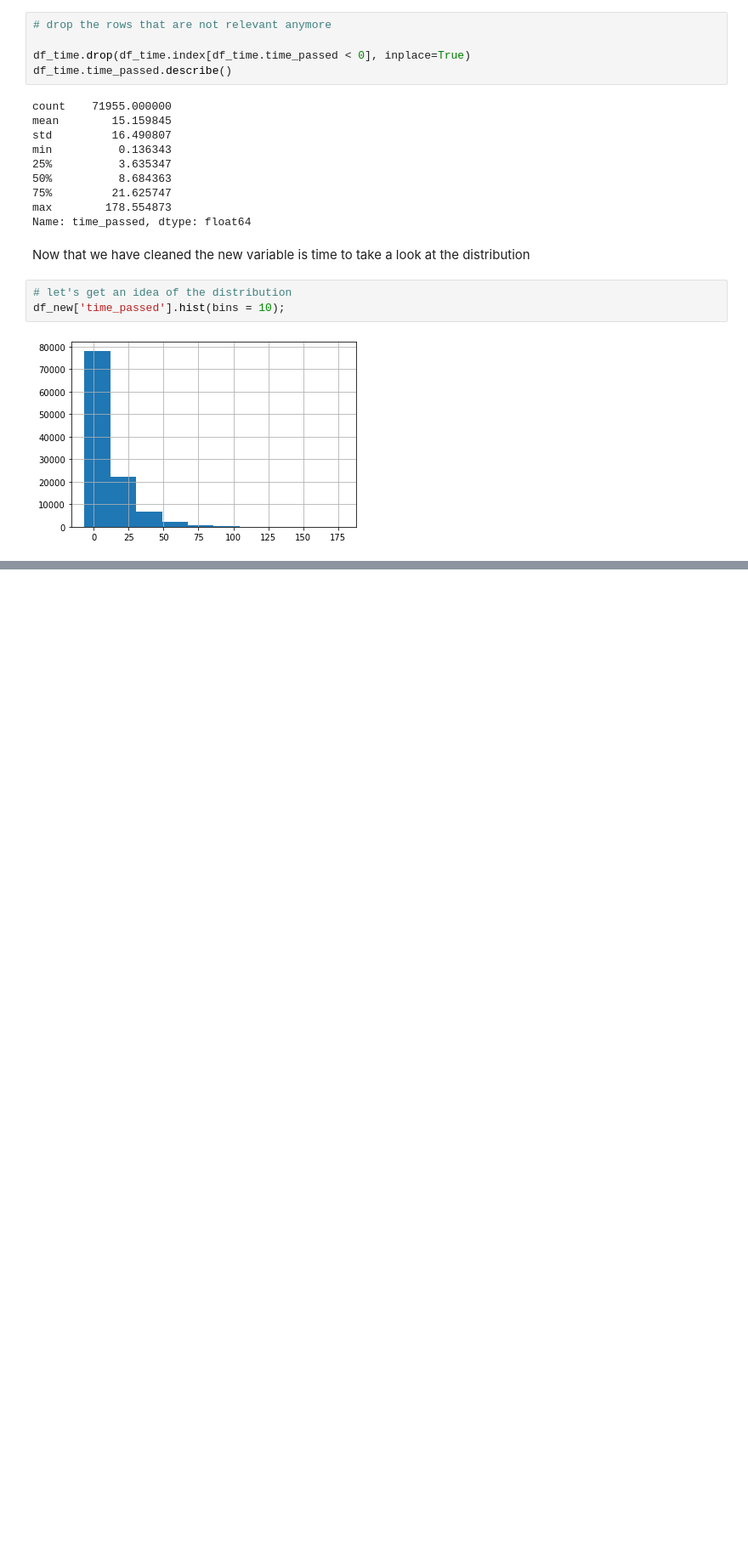
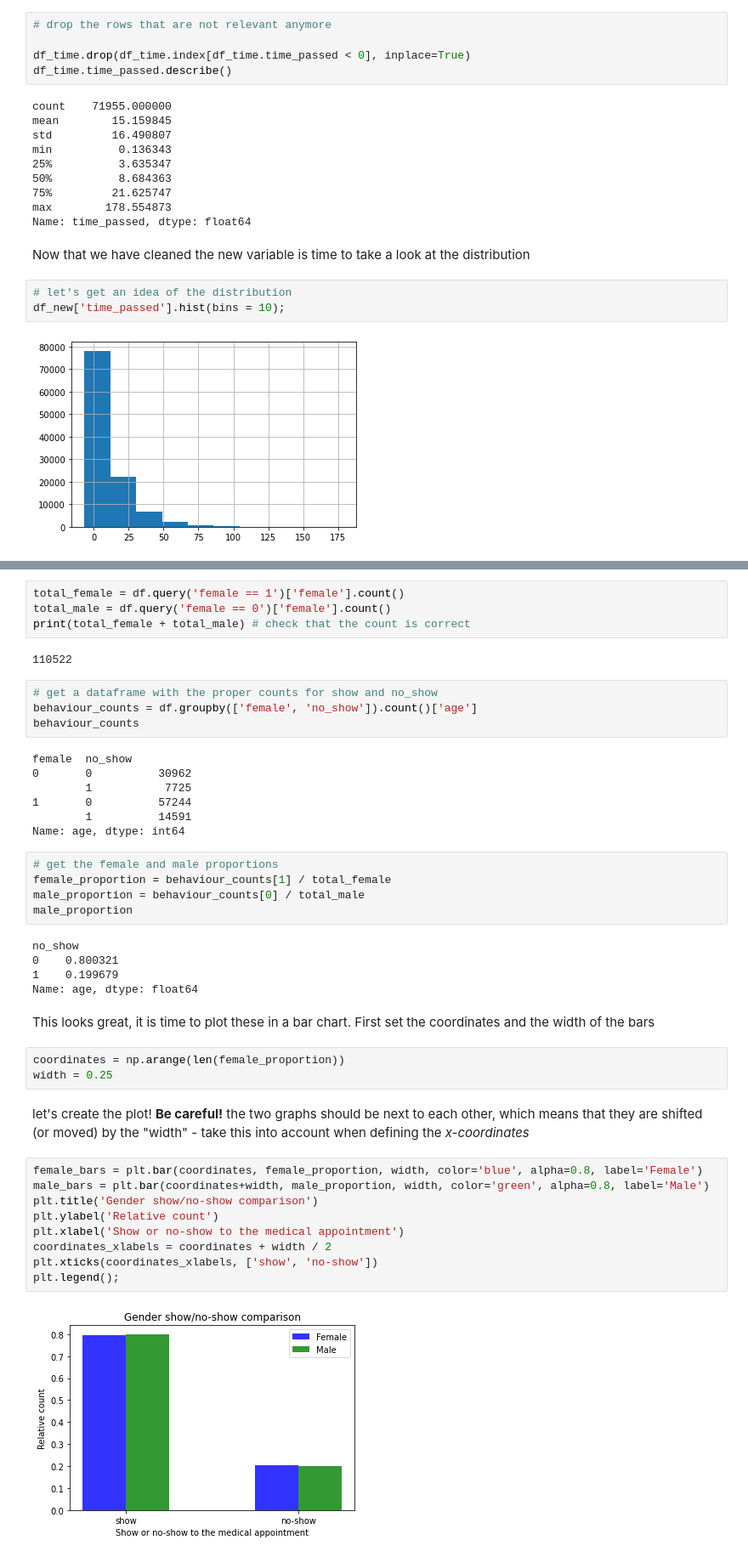
Before and after one commit to JuanGarcia10/no-show-appointments-brasil, a Jupyter notebook: investigate-a-dataset-template.ipynb, the cells around one changed output, grey strips where cells are left out. Shown at 85% size. Cells and saved outputs as stored; diff of their text form; blank space fills up the shorter version.

```diff
--- a/investigate-a-dataset-template.ipynb
+++ b/investigate-a-dataset-template.ipynb
@@ -444,0 +436,45 @@ plt.xlabel('')
+# %%
+total_female = df.query('female == 1')['female'].count()
+total_male = df.query('female == 0')['female'].count()
+print(total_female + total_male) # check that the count is correct
+# %% [output]
+110522
+# %%
+# get a dataframe with the proper counts for show and no_show
+behaviour_counts = df.groupby(['female', 'no_show']).count()['age']
+behaviour_counts
+# %% [output]
+female  no_show
+0       0          30962
+        1           7725
+1       0          57244
+        1          14591
+Name: age, dtype: int64
+# %%
+# get the female and male proportions
+female_proportion = behaviour_counts[1] / total_female
+male_proportion = behaviour_counts[0] / total_male
+male_proportion
+# %% [output]
+no_show
+0    0.800321
+1    0.199679
+Name: age, dtype: float64
+# %% [markdown]
+This looks great, it is time to plot these in a bar chart. First set the coordinates and the width of the bars
+# %%
+coordinates = np.arange(len(female_proportion))
+width = 0.25
+# %% [markdown]
+let's create the plot! **Be careful!** the two graphs should be next to each other, which means that they are shifted (or moved) by the "width" - take this into account when defining the *x-coordinates*
+# %%
+female_bars = plt.bar(coordinates, female_proportion, width, color='blue', alpha=0.8, label='Female')
+male_bars = plt.bar(coordinates+width, male_proportion, width, color='green', alpha=0.8, label='Male')
+plt.title('Gender show/no-show comparison')
+plt.ylabel('Relative count')
+plt.xlabel('Show or no-show to the medical appointment')
+coordinates_xlabels = coordinates + width / 2
+plt.xticks(coordinates_xlabels, ['show', 'no-show'])
+plt.legend();
+# %% [output]
+[figure, added]
```
Also changed, not shown: parts of 24 cells of this notebook.
